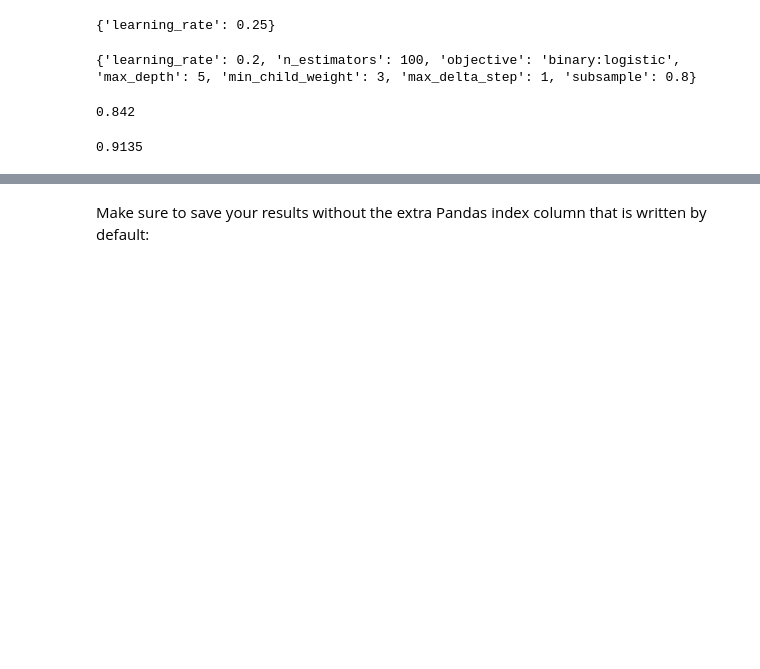
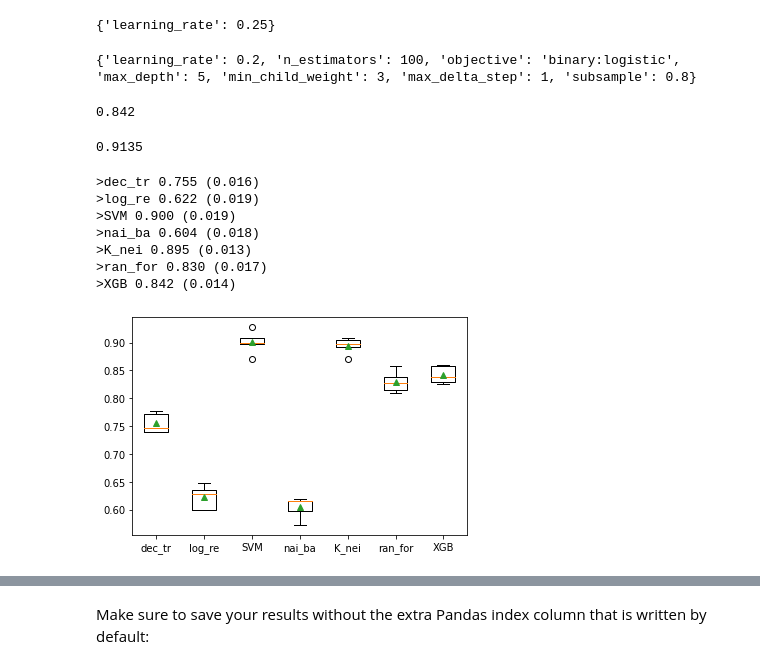
Before and after one commit to killianraes/Machine_Learning_course_UGent_D012554_kaggle, a Jupyter notebook: Eye_blinking_prediction/workpage.ipynb, the cells around one changed output, grey strips where cells are left out. Saved outputs shown, nothing was run; the diff lists cells and outputs as text; code cells hidden in the pictures; blank space fills up the shorter version.

```diff
--- a/Eye_blinking_prediction/workpage.ipynb
+++ b/Eye_blinking_prediction/workpage.ipynb
@@ -786,4 +786,53 @@ predictions.columns=['0', '1']
 sample_submission = pd.DataFrame()
 sample_submission['index'] = index
 sample_submission['label'] = predictions['1']
+# %%
+#identify lowest scoring base models
+models = dict()
+models['dec_tr'] = DecisionTreeClassifier(max_depth=25,
+                                                 max_features=10,
+                                                 random_state=0)
+models['log_re'] = LogisticRegression(C = 0.5,
+                                             random_state=0)
+models['SVM'] = SVC(C = 100, gamma=0.1, random_state=0)
+models['nai_ba'] = GaussianNB()
+models['K_nei'] = KNeighborsClassifier(n_neighbors=2,
+                                              weights='distance',
+                                              algorithm='ball_tree',
+                                              p=2)
+models['ran_for'] = RandomForestClassifier(bootstrap= True,
+                                                 max_depth= 80,
+                                                 max_features= 'auto',
+                                                 min_samples_leaf= 3,
+                                                 min_samples_split= 8,
+                                                 n_estimators= 100,
+                                                 random_state=0)
+models['XGB'] = XGBClassifier(learning_rate = 0.2,
+                                     n_estimators=100,
+                                     objective='binary:logistic',
+                                     max_depth=5,
+                                     min_child_weight=3,
+                                     max_delta_step=1,
+                                     subsample=0.8,
+                                     random_state=0)
+
+results = list()
+names = list()
+for name, model in models.items():
+  scores = cross_val_score(model, X_train, y_train)
+  results.append(scores)
+  names.append(name)
+  print('>%s %.3f (%.3f)' %(name, np.mean(scores), np.std(scores)))
+
+pyplot.boxplot(results, labels=names, showmeans=True)
+pyplot.show()
+# %% [output]
+>dec_tr 0.755 (0.016)
+>log_re 0.622 (0.019)
+>SVM 0.900 (0.019)
+>nai_ba 0.604 (0.018)
+>K_nei 0.895 (0.013)
+>ran_for 0.830 (0.017)
+>XGB 0.842 (0.014)
+[figure, added]
 # %%
```
Also changed, not shown: parts of 9 cells of this notebook.
